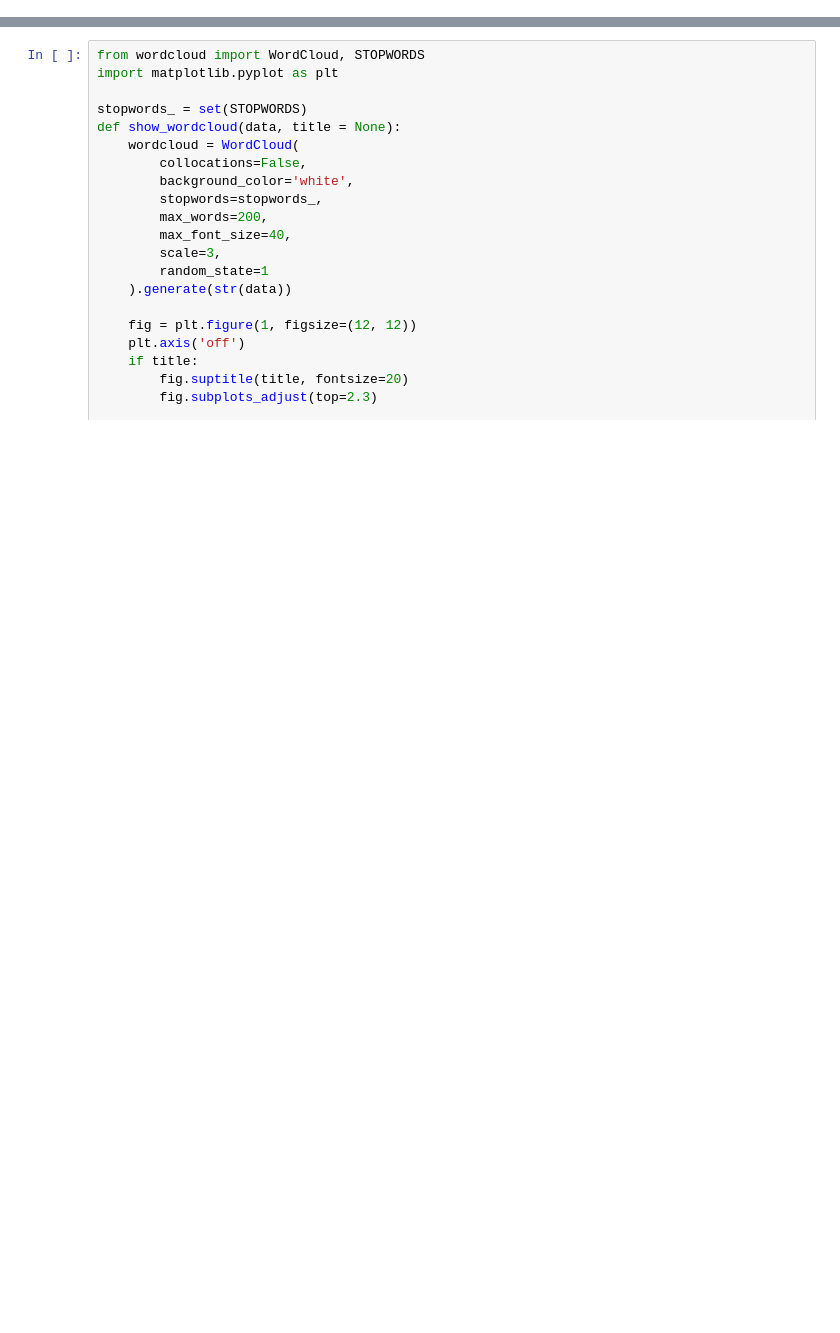
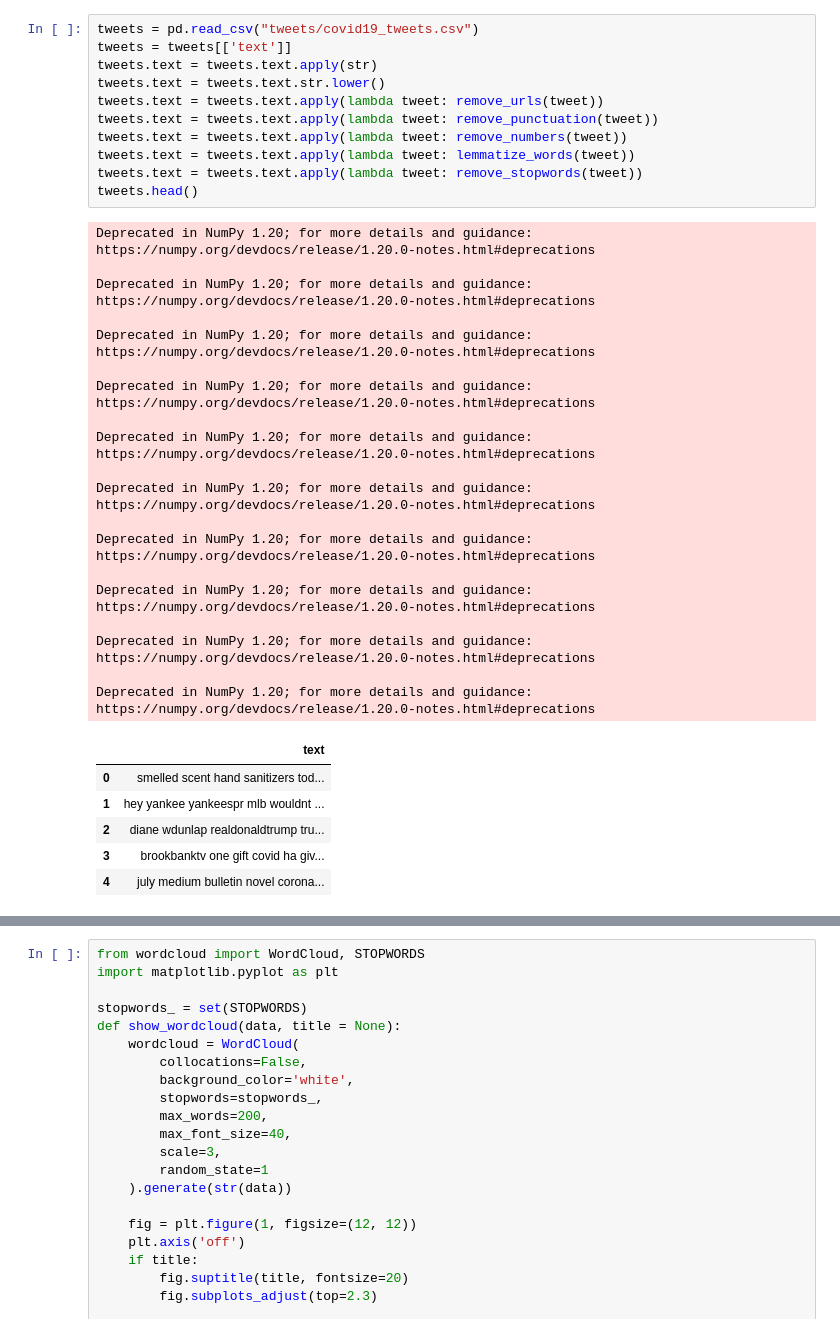
Before and after one commit to com-480-data-visualization/data-visualization-project-2021-poso, a Jupyter notebook: Exploratory_Data_Analysis.ipynb, the cells around one changed output, grey strips where cells are left out. Cells and saved outputs as stored; diff of their text form; blank space fills up the shorter version.

```diff
--- a/Exploratory_Data_Analysis.ipynb
+++ b/Exploratory_Data_Analysis.ipynb
@@ -12,0 +54,37 @@ a.head()
+# %%
+tweets = pd.read_csv("tweets/covid19_tweets.csv")
+tweets = tweets[['text']]
+tweets.text = tweets.text.apply(str)
+tweets.text = tweets.text.str.lower()
+tweets.text = tweets.text.apply(lambda tweet: remove_urls(tweet))
+tweets.text = tweets.text.apply(lambda tweet: remove_punctuation(tweet))
+tweets.text = tweets.text.apply(lambda tweet: remove_numbers(tweet))
+tweets.text = tweets.text.apply(lambda tweet: lemmatize_words(tweet))
+tweets.text = tweets.text.apply(lambda tweet: remove_stopwords(tweet))
+tweets.head()
+# %% [output]
+Deprecated in NumPy 1.20; for more details and guidance: https://numpy.org/devdocs/release/1.20.0-notes.html#deprecations
+
+Deprecated in NumPy 1.20; for more details and guidance: https://numpy.org/devdocs/release/1.20.0-notes.html#deprecations
+
+Deprecated in NumPy 1.20; for more details and guidance: https://numpy.org/devdocs/release/1.20.0-notes.html#deprecations
+
+Deprecated in NumPy 1.20; for more details and guidance: https://numpy.org/devdocs/release/1.20.0-notes.html#deprecations
+
+Deprecated in NumPy 1.20; for more details and guidance: https://numpy.org/devdocs/release/1.20.0-notes.html#deprecations
+
+Deprecated in NumPy 1.20; for more details and guidance: https://numpy.org/devdocs/release/1.20.0-notes.html#deprecations
+
+Deprecated in NumPy 1.20; for more details and guidance: https://numpy.org/devdocs/release/1.20.0-notes.html#deprecations
+
+Deprecated in NumPy 1.20; for more details and guidance: https://numpy.org/devdocs/release/1.20.0-notes.html#deprecations
+
+Deprecated in NumPy 1.20; for more details and guidance: https://numpy.org/devdocs/release/1.20.0-notes.html#deprecations
+
+Deprecated in NumPy 1.20; for more details and guidance: https://numpy.org/devdocs/release/1.20.0-notes.html#deprecations
+|  | text |
+| 0 | smelled scent hand sanitizers tod... |
+| 1 | hey yankee yankeespr mlb wouldnt ... |
+| 2 | diane wdunlap realdonaldtrump tru... |
+| 3 | brookbanktv one gift covid ha giv... |
+| 4 | july medium bulletin novel corona... |
```
Also changed, not shown: parts of 34 cells of this notebook, 1 other file.
